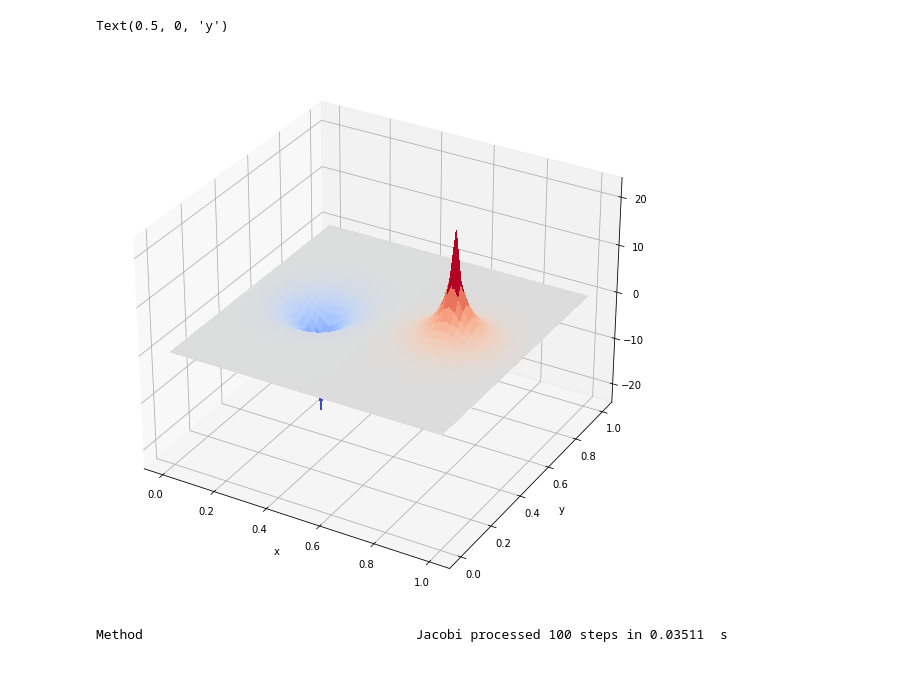
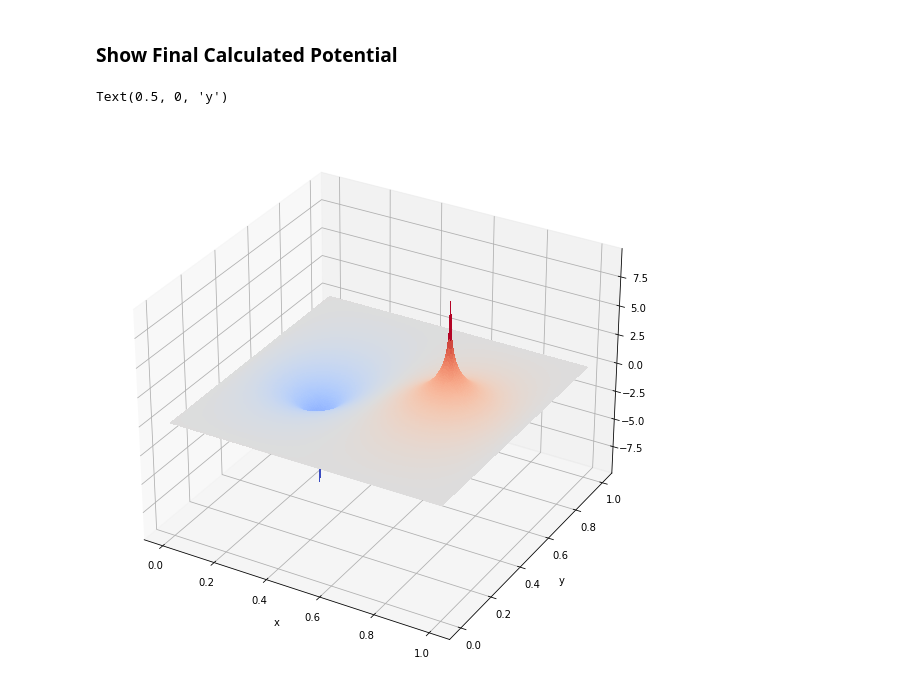
Before and after one commit to ubsuny/homework-2-nvidia-jetson, a Jupyter notebook: Problem2.ipynb, the cells around one changed output. Saved outputs shown, nothing was run; the diff lists cells and outputs as text; code cells hidden in the pictures.

```diff
--- a/Problem2.ipynb
+++ b/Problem2.ipynb
@@ -138,15 +83,22 @@ class Poisson :
 # %%
-L = 50
+L = 250
 N = L+2
-q = 10.0                # point charge
+q = 10             # point charge
 i = N // 2                    # center of lattice
 h = 1/(L+1)
 rho = np.zeros( (N,N))
-rho[i,i+13] = q / h**2    # charge density
-rho[i,i-13] = -q / h**2    # charge density
+rho[i,i+round(L/4)] = q / h**2    # charge density
+rho[i,i-round(L/4)] = -q / h**2    # charge density
 
-nsteps = 100
-steps = np.arange(nsteps)
+#nsteps = 10000
+#steps = np.arange(nsteps)
 p = Poisson(L,rho, 'Jacobi')
-for i in steps :
-    p()
+#for i in steps :
+#    p()
+
+ierr = 9999
+tol = 1e-6
+i = 0
+while ierr > tol :
+        ierr = p()
+        i = i + 1
@@ -153,35 +134,28 @@ for i in steps :
+# %% [markdown]
+### Show Final Calculated Potential
 # %%
 # Define the axes
 x = np.arange(0, p.h*(p.L+2), p.h)
 y = np.arange(0, p.h*(p.L+2), p.h)
 # Get the grid
 X, Y = np.meshgrid(x, y)
 # Set Z to the poisson V[i][j]
 Z = np.array( p.V )
 
-fig = plt.figure(1,figsize=(10, 10))
+if X.shape != Z.shape:
+    new_row = np.zeros(len(Z))
+    Z = np.vstack([Z, new_row])
+    print(Z.shape)
+    new_col = np.zeros((len(Z),1))
+    print(new_col.shape)
+    Z = np.hstack([Z, new_col])
+
+fig = plt.figure(2,figsize=(10, 10))
 ax = fig.gca(projection='3d')
 sur = ax.plot_surface( X, Y, Z, rstride=1, cstride=1, cmap=cm.coolwarm,
                         linewidth=0, antialiased=False )
 plt.xlabel("x")
 plt.ylabel("y")
 # %% [output]
 Text(0.5, 0, 'y')
-[figure, old version]
+[figure, new version]
-# %%
-methods = ["Jacobi"]
-#methods = ["Jacobi", "GaussSeidel", "SuccessiveOverRelaxation"]
-solvers = []
-times = np.zeros( len(methods))
-for i,method in enumerate(methods) :
-    p = Poisson(L,rho, method)
-    err = []
-    t1 = time.perf_counter()
-    for j in steps :
-        ierr = p()
-    t2 = time.perf_counter()
-    solvers.append(p)
-    times[i] = (t2-t1)
-    print("Method %40s processed %d steps in %6.5f  s" % (method, len(steps), times[i]) )
-# %% [output]
-Method                                   Jacobi processed 100 steps in 0.03511  s
```
Also changed, not shown: parts of 18 cells of this notebook, 1 other file.
